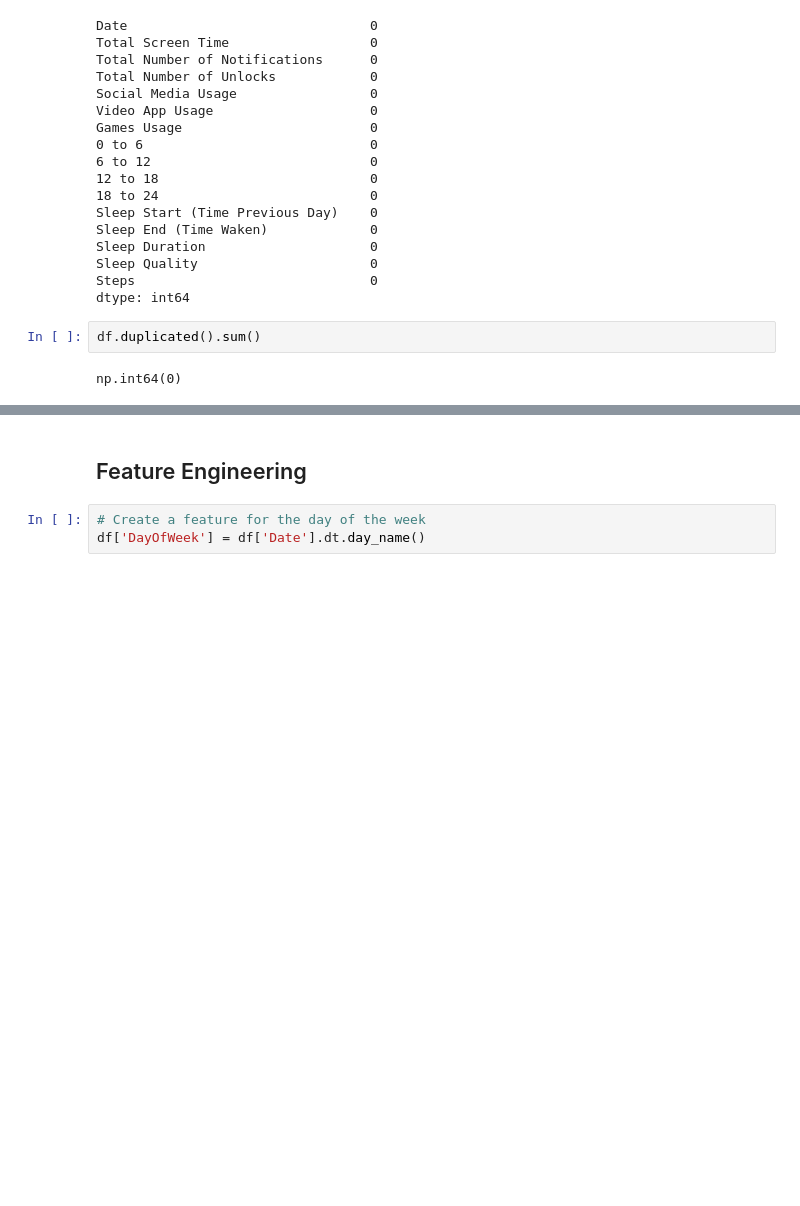
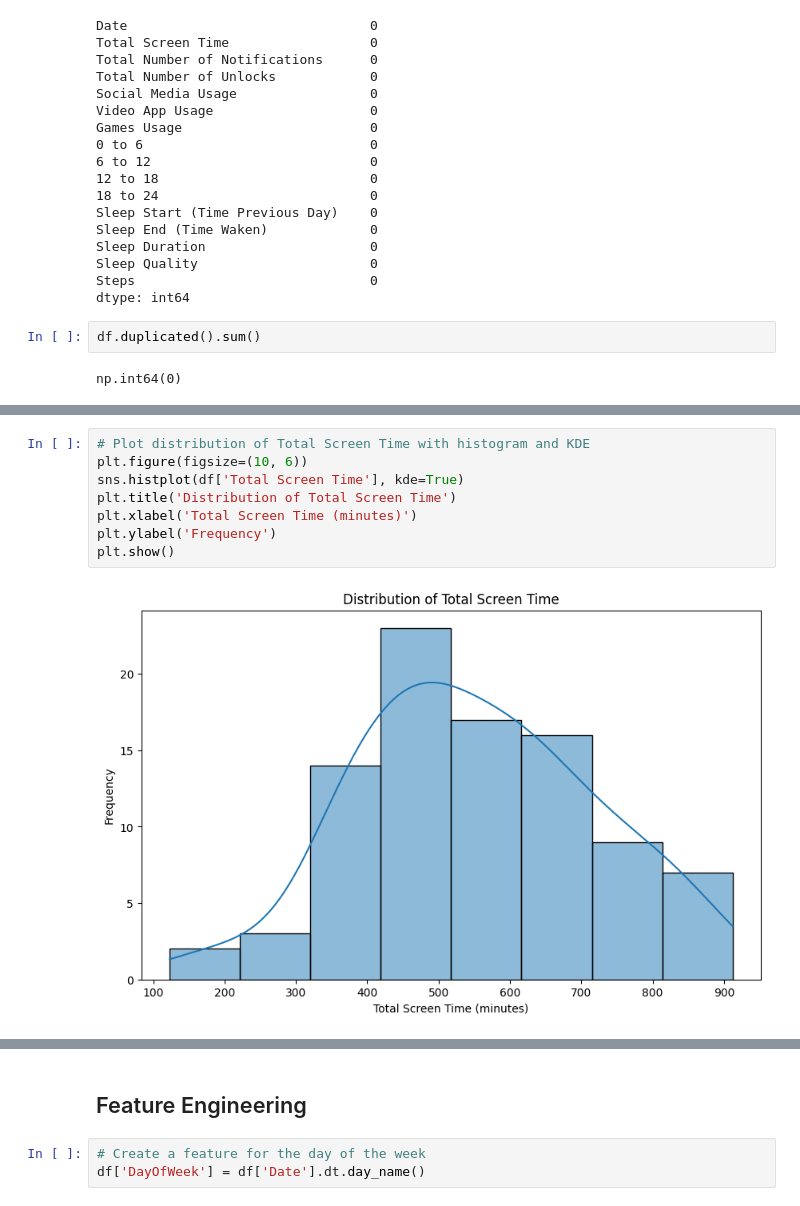
Before and after one commit to machiwao/CCDATSCL_PROJECT, a Jupyter notebook: CCDATSCL_Project_Code Implementation.ipynb, the cells around one changed output, grey strips where cells are left out. Saved outputs shown, nothing was run; the diff lists cells and outputs as text; blank space fills up the shorter version.

```diff
--- a/CCDATSCL_Project_Code Implementation.ipynb
+++ b/CCDATSCL_Project_Code Implementation.ipynb
@@ -85,0 +109,10 @@ np.int64(0)
+# %%
+# Plot distribution of Total Screen Time with histogram and KDE
+plt.figure(figsize=(10, 6))
+sns.histplot(df['Total Screen Time'], kde=True)
+plt.title('Distribution of Total Screen Time')
+plt.xlabel('Total Screen Time (minutes)')
+plt.ylabel('Frequency')
+plt.show()
+# %% [output]
+[figure, added]
```
Also changed, not shown: parts of 20 cells of this notebook, 1 other file.
